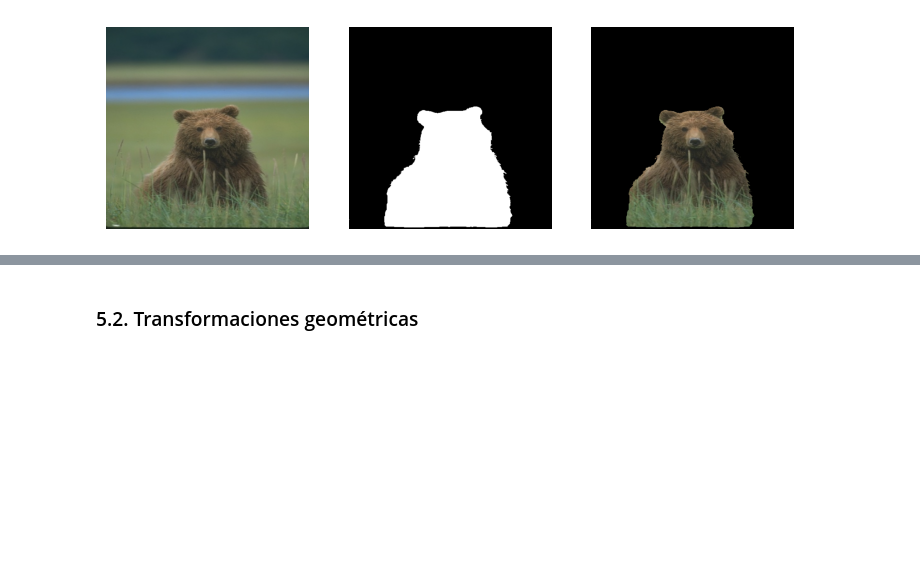
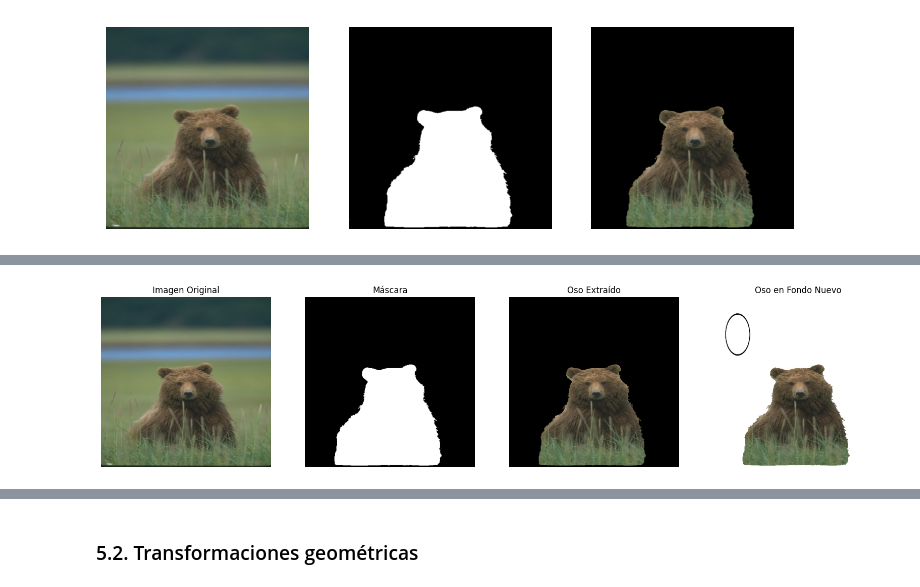
Before and after one commit to BJBP/notebooks, a Jupyter notebook: 01_Imagenes_Plantilla.ipynb, the cells around one changed output, grey strips where cells are left out. Cells and saved outputs as stored; diff of their text form; code cells hidden in the pictures; blank space fills up the shorter version.

```diff
--- a/01_Imagenes_Plantilla.ipynb
+++ b/01_Imagenes_Plantilla.ipynb
@@ -369,0 +619,33 @@ mask=cv2.imread(rutaM,0)
+# %%
+# ... (código previo)
+
+# Mostrar las imágenes con matplotlib en una fila
+plt.figure(figsize=(20, 5))
+
+# Imagen Original
+plt.subplot(1, 4, 1)
+plt.imshow(imA_rgb)
+plt.title('Imagen Original')
+plt.axis('off')
+
+# Máscara
+plt.subplot(1, 4, 2)
+plt.imshow(mask_rgb, cmap='gray')
+plt.title('Máscara')
+plt.axis('off')
+
+# Oso Extraído
+plt.subplot(1, 4, 3)
+plt.imshow(oso_extraido_rgb)
+plt.title('Oso Extraído')
+plt.axis('off')
+
+# Oso en Fondo Nuevo
+plt.subplot(1, 4, 4)
+plt.imshow(fondo_rgb)
+plt.title('Oso en Fondo Nuevo')
+plt.axis('off')
+
+plt.show()
+# %% [output]
+[figure, added]
```
Also changed, not shown: parts of 11 cells of this notebook, 1 other file.
